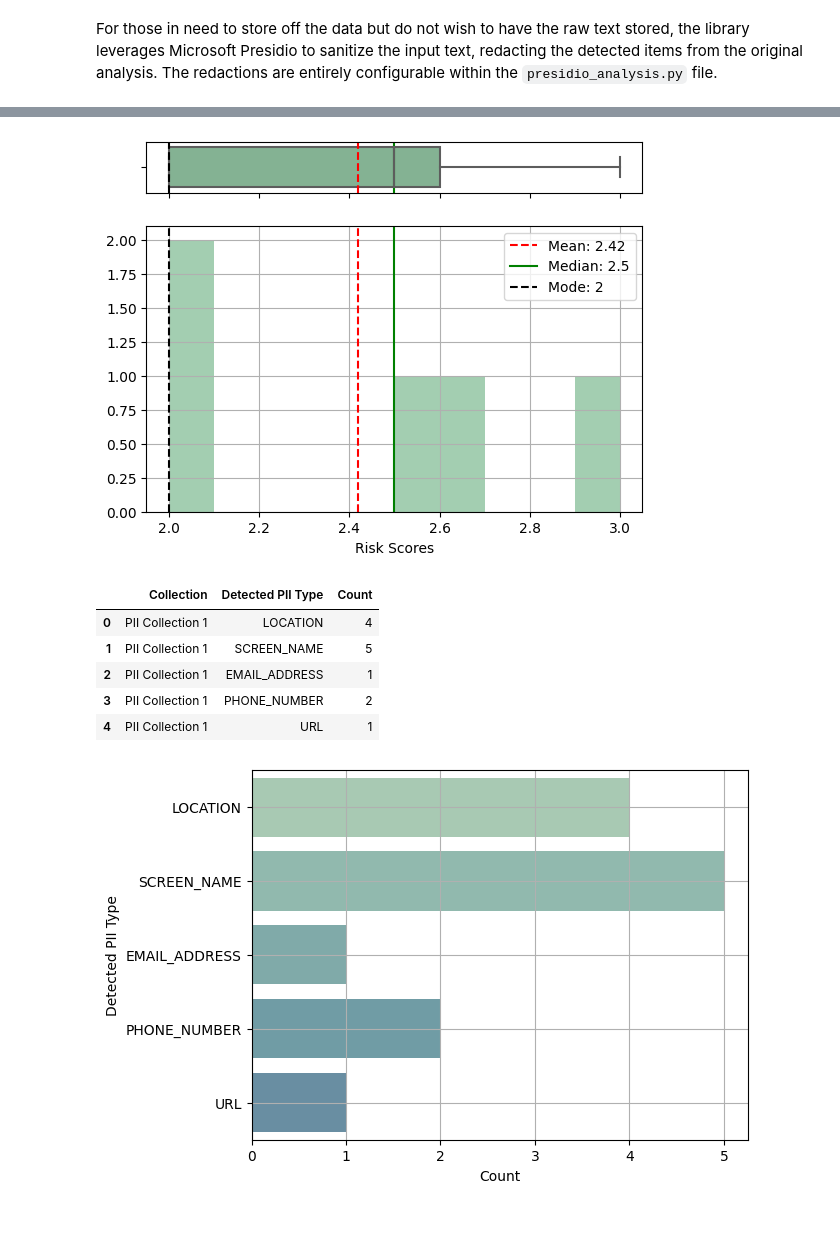
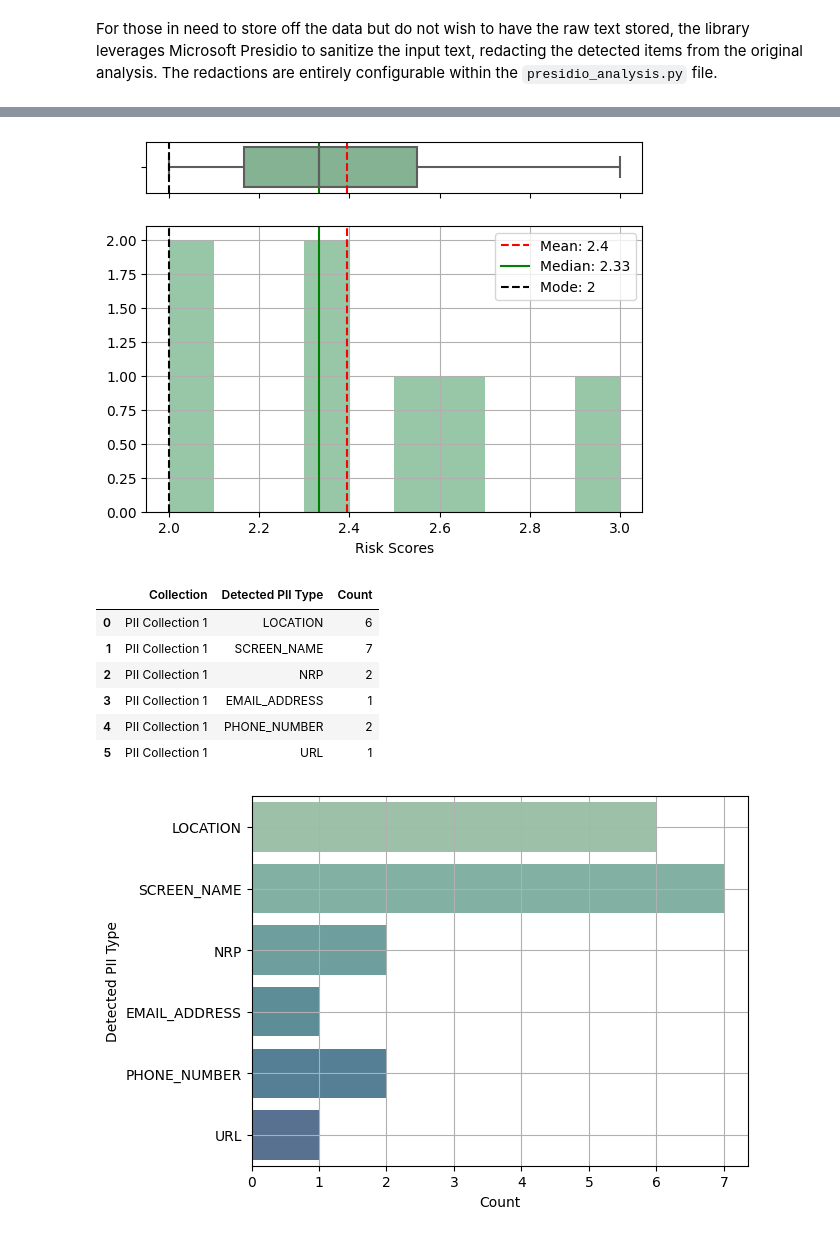
Before and after one commit to EdyVision/pii-codex, a Jupyter notebook: notebooks/pii-analysis-ms-presidio.ipynb, the cells around one changed output, grey strips where cells are left out. Drawn from its saved outputs; the diff is of its cells as text; code cells hidden in the pictures.

```diff
--- a/notebooks/pii-analysis-ms-presidio.ipynb
+++ b/notebooks/pii-analysis-ms-presidio.ipynb
@@ -53,9 +61,11 @@ Sometimes text analyses aren't enough. For those handling social media records,
 # %%
 
 analysis_results = pii_analysis_service.analyze_collection(
-    data=pd.DataFrame({
+    data=pd.DataFrame.from_dict({
         "text": [
             "I attend the University of Central Florida, how about you?",
+            "As a democrat, I promise to uphold....",
+            "As a Catholic, I can tell you that....",
             "If anyone needs trig help, my phone number 555-555-5555 and my email is example123@email.com",
             "Oh I do! My number is 777-777-7777. Where is the residence hall?",
             "The dorm is over at 123 Dark Data Lane, OH, 11111",
@@ -64,12 +74,13 @@ analysis_results = pii_analysis_service.analyze_collection(
         "metadata": [
             {"location": True, "url": False, "screen_name": True},
             {"location": True, "url": False, "screen_name": True},
+            {"location": True, "url": False, "screen_name": True},
+            {"location": True, "url": False, "screen_name": True},
             {"location": False, "url": False, "screen_name": True}, # Not all social media posts will have location metadata
             {"location": False, "url": False, "screen_name": True},
             {"location": True, "url": False, "screen_name": True},
         ]
     }),
-    language_code="en",
     collection_type="population",
     collection_name="PII Collection 1"
 )
@@ -160,7 +175,7 @@ ax_box.axvline(mean, color='r', linestyle='--')
 ax_box.axvline(median, color='green', linestyle='-')
 ax_box.axvline(mode, color='black', linestyle='--')
 
-ax_hist.hist(analyses_collection_df["risk_scores"], alpha = 0.7)
+ax_hist.hist(analyses_collection_df["risk_scores"], alpha = 0.8)
 ax_hist.axvline(mean, color='r', linestyle='--', label=f"Mean: {round(mean, 2)}")
 ax_hist.axvline(median, color='green', linestyle='-', label=f"Median: {round(median, 2)}")
 ax_hist.axvline(mode, color='black', linestyle='--', label=f"Mode: {mode}")
@@ -172,7 +187,7 @@ ax_box.set(xlabel='')
 plt.grid()
 plt.show()
 # %% [output]
-[figure, old version]
+[figure, new version]
 # %%
 detected_types = []
 for detection in analyses_collection_df["detected_pii_type_frequencies"].item():
@@ -186,13 +201,14 @@ detected_types_df = pd.DataFrame(detected_types)
 detected_types_df
 # %% [output]
 |  | Collection | Detected PII Type | Count |
-| 0 | PII Collection 1 | LOCATION | 4 |
-| 1 | PII Collection 1 | SCREEN_NAME | 5 |
-| 2 | PII Collection 1 | EMAIL_ADDRESS | 1 |
-| 3 | PII Collection 1 | PHONE_NUMBER | 2 |
-| 4 | PII Collection 1 | URL | 1 |
+| 0 | PII Collection 1 | LOCATION | 6 |
+| 1 | PII Collection 1 | SCREEN_NAME | 7 |
+| 2 | PII Collection 1 | NRP | 2 |
+| 3 | PII Collection 1 | EMAIL_ADDRESS | 1 |
+| 4 | PII Collection 1 | PHONE_NUMBER | 2 |
+| 5 | PII Collection 1 | URL | 1 |
 # %%
-sns.barplot(data=detected_types_df, y="Detected PII Type", x="Count", alpha = 0.7)
+sns.barplot(data=detected_types_df, y="Detected PII Type", x="Count", alpha = 0.8)
 plt.grid()
 # %% [output]
-[figure, old version]
+[figure, new version]
```
Also changed, not shown: parts of 7 cells of this notebook, 10 other files.
